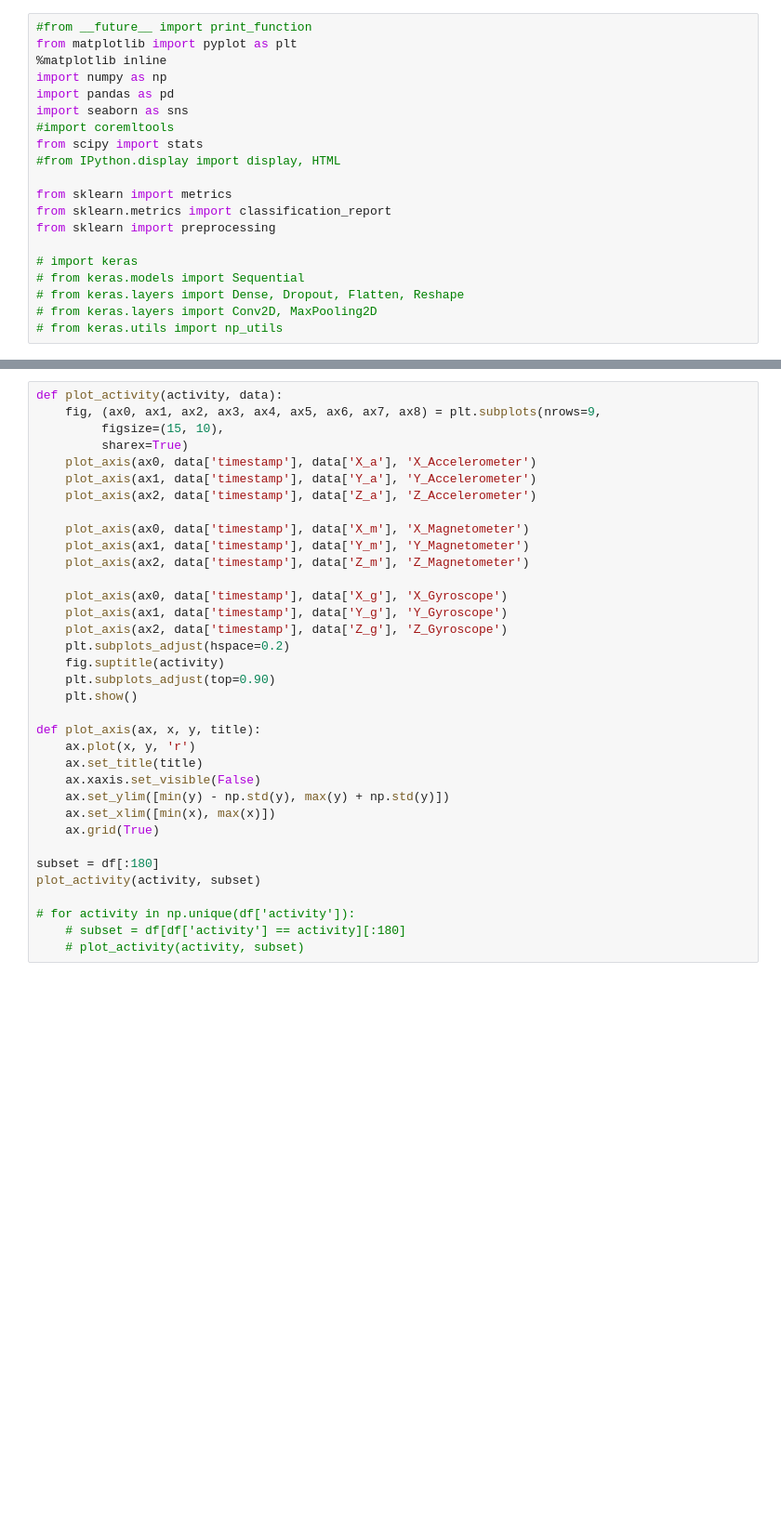
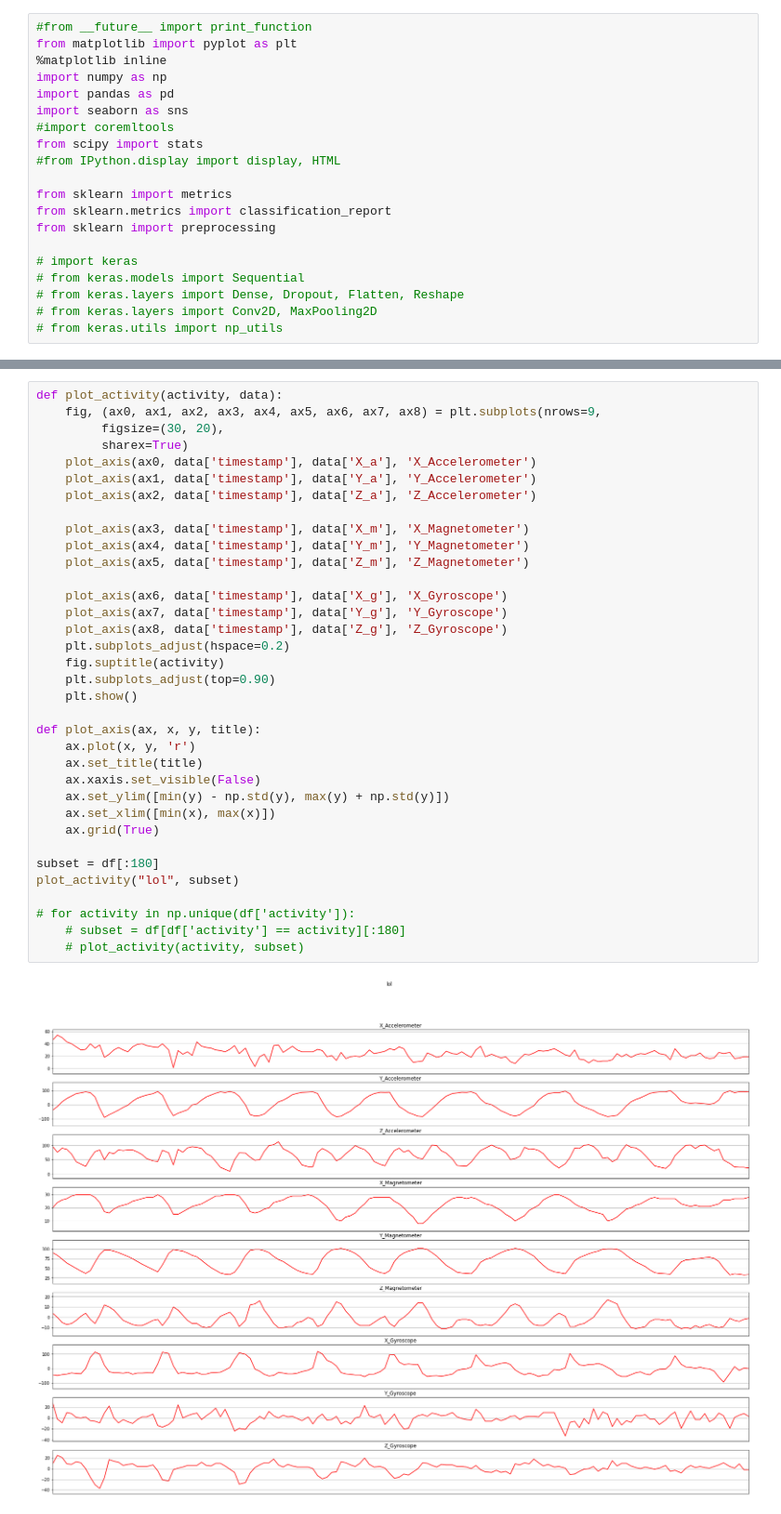
Before and after one commit to ECLAIR-Robotics/fitness-tracker, a Jupyter notebook: model/visualizeData.ipynb, the cells around one changed output, grey strips where cells are left out. Shown at 93% size. Saved outputs shown, nothing was run; the diff lists cells and outputs as text; blank space fills up the shorter version.

```diff
--- a/model/visualizeData.ipynb
+++ b/model/visualizeData.ipynb
@@ -73,35 +76,37 @@ Number of rows in the dataframe: 64
 # %%
 def plot_activity(activity, data):
     fig, (ax0, ax1, ax2, ax3, ax4, ax5, ax6, ax7, ax8) = plt.subplots(nrows=9,
-         figsize=(15, 10),
+         figsize=(30, 20),
          sharex=True)
     plot_axis(ax0, data['timestamp'], data['X_a'], 'X_Accelerometer')
     plot_axis(ax1, data['timestamp'], data['Y_a'], 'Y_Accelerometer')
     plot_axis(ax2, data['timestamp'], data['Z_a'], 'Z_Accelerometer')
 
-    plot_axis(ax0, data['timestamp'], data['X_m'], 'X_Magnetometer')
-    plot_axis(ax1, data['timestamp'], data['Y_m'], 'Y_Magnetometer')
-    plot_axis(ax2, data['timestamp'], data['Z_m'], 'Z_Magnetometer')
+    plot_axis(ax3, data['timestamp'], data['X_m'], 'X_Magnetometer')
+    plot_axis(ax4, data['timestamp'], data['Y_m'], 'Y_Magnetometer')
+    plot_axis(ax5, data['timestamp'], data['Z_m'], 'Z_Magnetometer')
 
-    plot_axis(ax0, data['timestamp'], data['X_g'], 'X_Gyroscope')
-    plot_axis(ax1, data['timestamp'], data['Y_g'], 'Y_Gyroscope')
-    plot_axis(ax2, data['timestamp'], data['Z_g'], 'Z_Gyroscope')
+    plot_axis(ax6, data['timestamp'], data['X_g'], 'X_Gyroscope')
+    plot_axis(ax7, data['timestamp'], data['Y_g'], 'Y_Gyroscope')
+    plot_axis(ax8, data['timestamp'], data['Z_g'], 'Z_Gyroscope')
     plt.subplots_adjust(hspace=0.2)
     fig.suptitle(activity)
     plt.subplots_adjust(top=0.90)
     plt.show()
 
 def plot_axis(ax, x, y, title):
     ax.plot(x, y, 'r')
     ax.set_title(title)
     ax.xaxis.set_visible(False)
     ax.set_ylim([min(y) - np.std(y), max(y) + np.std(y)])
     ax.set_xlim([min(x), max(x)])
     ax.grid(True)
 
 subset = df[:180]
-plot_activity(activity, subset)
+plot_activity("lol", subset)
 
 # for activity in np.unique(df['activity']):
     # subset = df[df['activity'] == activity][:180]
     # plot_activity(activity, subset)
+# %% [output]
+[figure, added]
```
Also changed, not shown: parts of 2 cells of this notebook, 2 other files.
